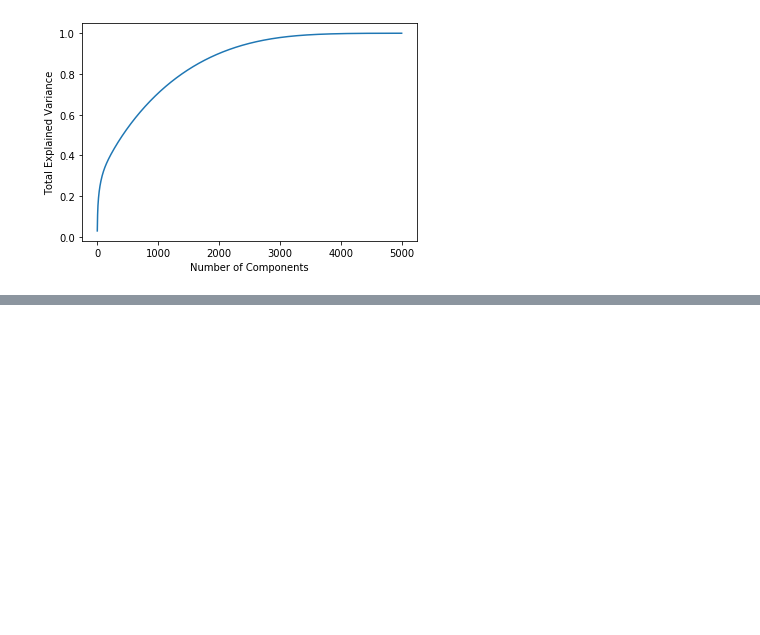
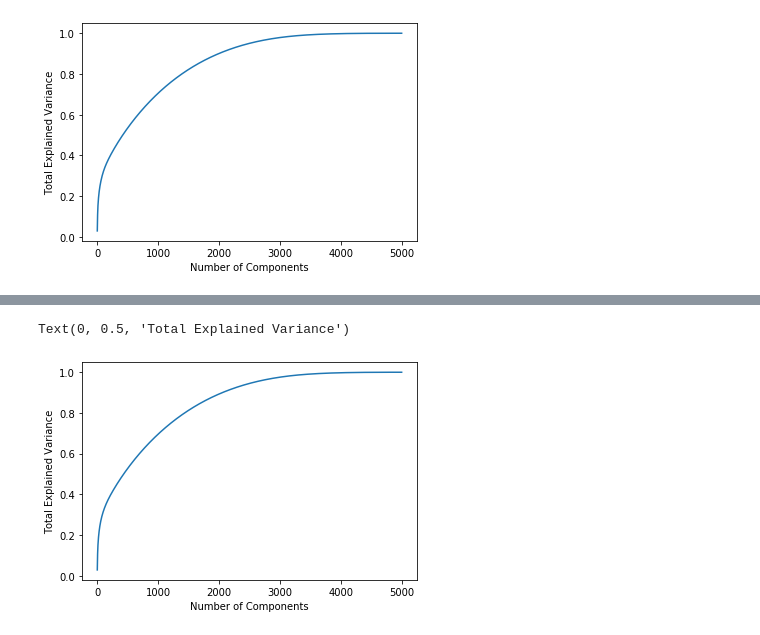
Before and after one commit to USF-CS-663-Spring-2020/lab-03-pca-CSWang2019, a Jupyter notebook: lab-03-pca.ipynb, the cells around one changed output, grey strips where cells are left out. Cells and saved outputs as stored; diff of their text form; code cells hidden in the pictures; blank space fills up the shorter version.

```diff
--- a/lab-03-pca.ipynb
+++ b/lab-03-pca.ipynb
@@ -370,0 +413,9 @@ Text(0, 0.5, 'Total Explained Variance')
+# %%
+pca = PCA().fit(x)
+evr = pca.explained_variance_ratio_
+plt.plot(np.cumsum(pca.explained_variance_ratio_))
+plt.xlabel('Number of Components')
+plt.ylabel('Total Explained Variance')
+# %% [output]
+Text(0, 0.5, 'Total Explained Variance')
+[figure, added]
```
Also changed, not shown: parts of 10 cells of this notebook.
